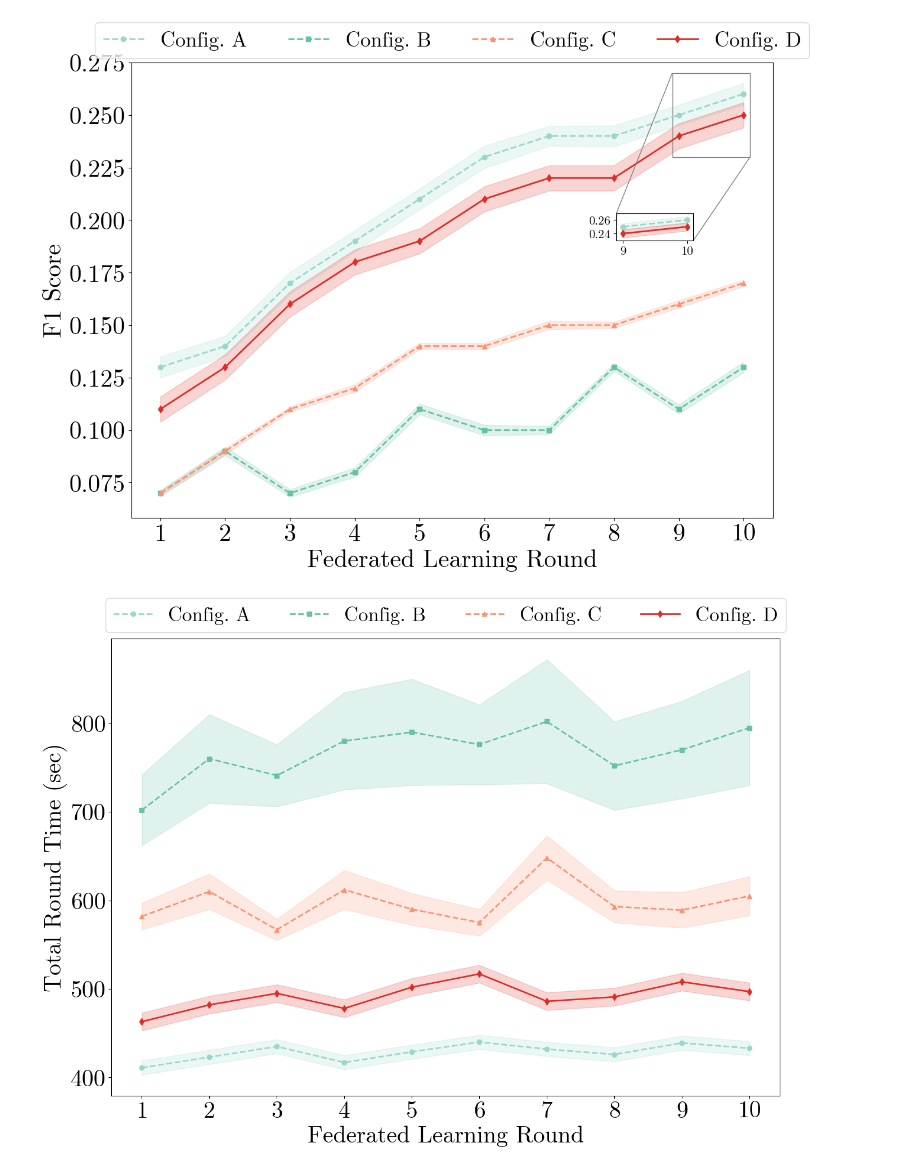
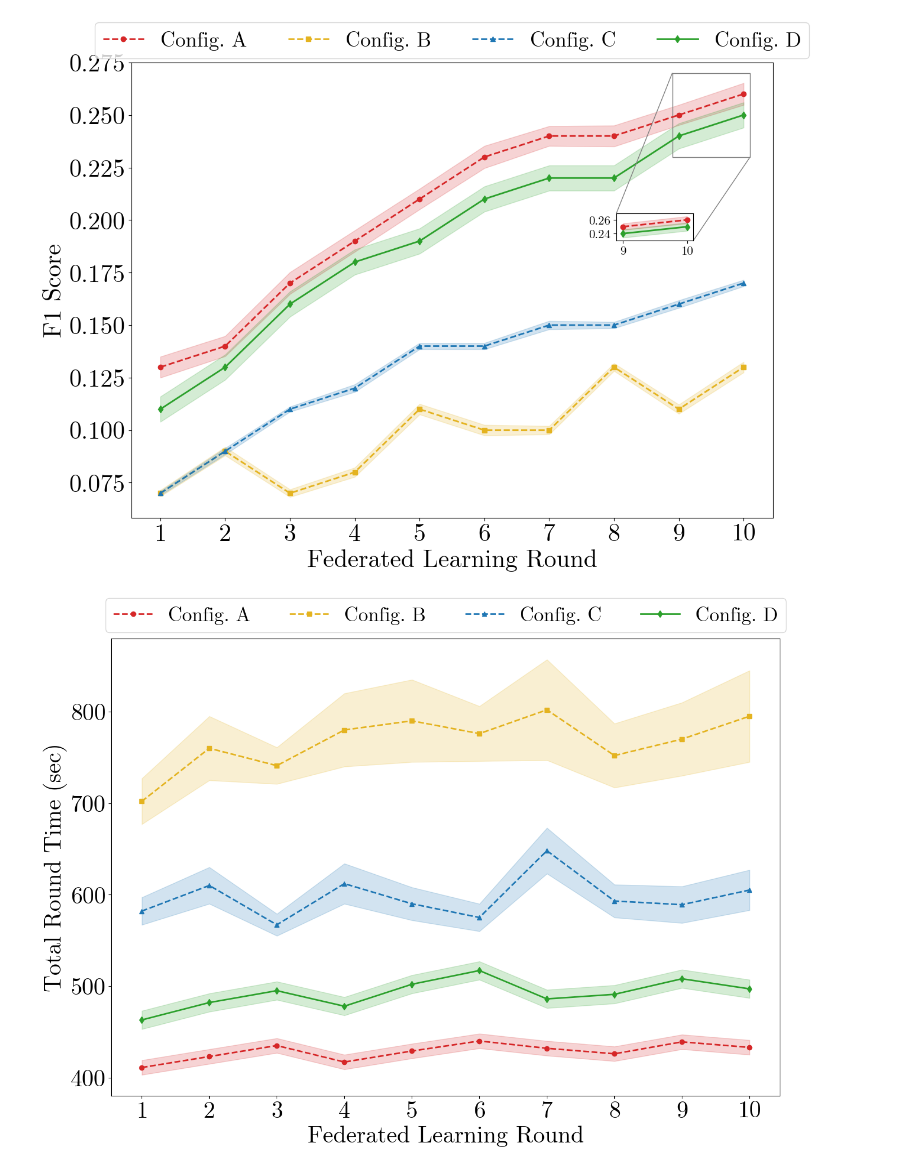
Before and after one commit to IvanComp/AP4Fed, a Jupyter notebook: img/Notebook Charts/HeterogeneousDataHandler.ipynb, the cells around one changed output. Drawn from its saved outputs; the diff is of its cells as text; code cells hidden in the pictures.

```diff
--- a/img/Notebook Charts/HeterogeneousDataHandler.ipynb
+++ b/img/Notebook Charts/HeterogeneousDataHandler.ipynb
@@ -26,7 +26,7 @@ accuracy_over_time_C = [1000 * (a / t) for a, t in zip(accuracy_C, total_round_t
 accuracy_over_time_D = [1000 * (a / t) for a, t in zip(accuracy_D, total_round_time_D)]
 
 # Colors and styles
-colors = ['#99d8c9', '#66c2a5', '#fc9272', '#de2d26']
+colors = ['#d62728', '#E4B320', '#1f77b4', '#2ca02c']
 labels = ['Config. A', 'Config. B', 'Config. C', 'Config. D']
 markers = ['o', 's', '^', 'd']
 
@@ -88,7 +88,7 @@ fig2, ax2 = plt.subplots(figsize=(14, 10))
 
 # Define confidence intervals for total round time
 ci_A = [8] * len(total_round_time_A)
-ci_B = [40, 50, 35, 55, 60, 45, 70, 50, 55, 65]
+ci_B = [20, 30, 18, 30, 28, 30, 35, 22, 40, 50]
 ci_C = [15, 20, 12, 22, 18, 15, 25, 18, 20, 22]
 ci_D = [10] * len(total_round_time_D)
 
@@ -118,32 +118,32 @@ plt.show()
 fig3, ax3 = plt.subplots(figsize=(14, 10))
 
 # Define confidence intervals for accuracy over time
 ci_A = [0.008, 0.01, 0.007, 0.009, 0.008, 0.0085, 0.0075, 0.0095, 0.0085, 0.009]
 ci_B = [0.01, 0.045, 0.02, 0.03, 0.05, 0.04, 0.05, 0.035, 0.04, 0.05]
 ci_C = [0.009, 0.015, 0.02, 0.035, 0.02, 0.03, 0.025, 0.03, 0.02, 0.027]
 ci_D = [0.01, 0.012, 0.011, 0.013, 0.01, 0.012, 0.009, 0.011, 0.0125, 0.01]
 
 # Plot the curves with confidence intervals
 for i, (data, label, color, marker, ci) in enumerate(zip(
     [accuracy_over_time_A, accuracy_over_time_B, accuracy_over_time_C, accuracy_over_time_D],
     labels, colors, markers, [ci_A, ci_B, ci_C, ci_D]
 )):
     linestyle = '-' if label == 'Config. D' else '--'
     ax3.plot(rounds, data, color=color, label=label, marker=marker, linewidth=2, linestyle=linestyle)
     ax3.fill_between(rounds,
                      [d - c for d, c in zip(data, ci)],
                      [d + c for d, c in zip(data, ci)],
                      color=color, alpha=0.2)
 
 ax3.set_xlabel('Federated Learning Round', fontsize=30)
 ax3.set_ylabel('F1 Score / Total Round Time', fontsize=30)
 ax3.tick_params(axis='both', labelsize=30)
 ax3.set_xticks(rounds)
 ax3.legend(fontsize=25, loc='upper center', bbox_to_anchor=(0.5, 1.11), ncol=4)
 
 plt.tight_layout()
 plt.savefig('HDH3.pdf', bbox_inches='tight')
 plt.show()
 # %% [output]
-[figure, old version]
+[figure, new version]
-[figure, old version]
+[figure, new version]
```
Also changed, not shown: parts of 1 cell of this notebook, 13 other files.
